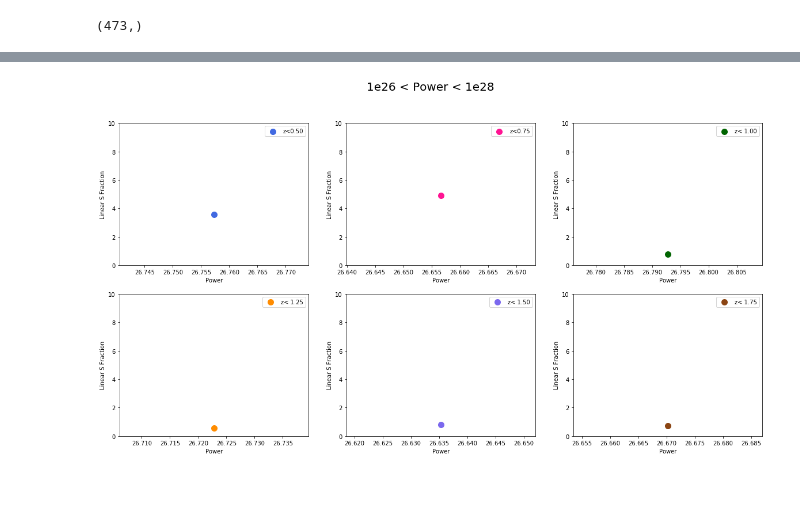
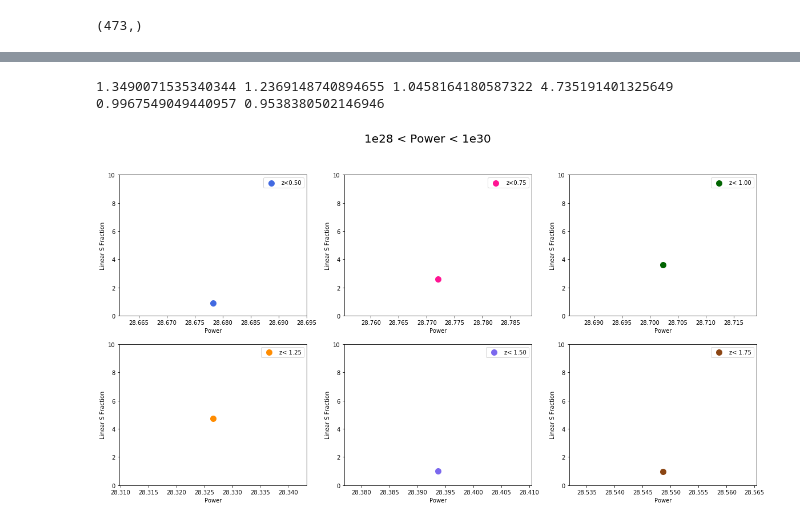
Before and after one commit to gfabj/Oxford-Research, a Jupyter notebook: Python/Linear_Size.ipynb, the cells around one changed output, grey strips where cells are left out. Drawn from its saved outputs; the diff is of its cells as text; code cells hidden in the pictures; blank space fills up the shorter version.

```diff
--- a/Python/Linear_Size.ipynb
+++ b/Python/Linear_Size.ipynb
@@ -547,3 +337,12 @@ plt.show()
+# %%
+print(Median(bin1_rg,Z_rg1,1.75,2.00)/Median(bin1_qso,Z_qso1,1.75,2.00),
+     Median(bin2_rg,Z_rg2,1.75,2.00)/Median(bin2_qso,Z_qso2,1.75,2.00),
+     Median(bin3_rg,Z_rg3,1.75,2.00)/Median(bin3_qso,Z_qso3,1.75,2.00),
+     Median(bin3_rg,Z_rg3,1.00,1.25)/Median(bin3_qso,Z_qso3,1.00,1.25),
+     Median(bin3_rg,Z_rg3,1.25,1.50)/Median(bin3_qso,Z_qso3,1.25,1.50),
+     Median(bin3_rg,Z_rg3,1.5,1.75)/Median(bin3_qso,Z_qso3,1.5,1.75))
+# %% [output]
+1.3490071535340344 1.2369148740894655 1.0458164180587322 4.735191401325649 0.9967549049440957 0.9538380502146946
 # %%
 f = plt.figure(figsize=(20,10))
 ax1 = f.add_subplot(231)
@@ -554,47 +353,47 @@ ax5 = f.add_subplot(235)
 ax6 =  f.add_subplot(236)
 
 
-ax1.scatter(np.log10(5.718712371704755e+26),3.554018352504609, c='royalblue',s = 100,label='z<0.50')
+ax1.scatter(np.log10(4.767527442434798e+28),0.9197090832972978, c='royalblue',s = 100,label='z<0.50')
 ax1.legend()
 ax1.set_xlabel('Power')
 ax1.set_ylabel('Linear S Fraction')
 ax1.set_ylim(0,10)
 
-ax2.scatter(np.log10(4.535335360840438e+26),4.923610180397334, c='deeppink',s = 100,label='z<0.75')
+ax2.scatter(np.log10(5.915639800428714e+28), 2.6144834046834444 , c='deeppink',s = 100,label='z<0.75')
 ax2.set_xlabel('Power')
 ax2.set_ylabel('Linear S Fraction')
 ax2.legend()
 ax2.set_ylim(0,10)
 
-ax3.scatter(np.log10(6.205111372992625e+26),0.7852137756961953, c='darkgreen',s = 100,label='z< 1.00')
+ax3.scatter(np.log10(5.039115193657703e+28),3.62012731512251, c='darkgreen',s = 100,label='z< 1.00')
 ax3.set_xlabel('Power')
 ax3.set_ylabel('Linear S Fraction')
 ax3.set_ylim(0,10)
 ax3.legend()
 
 
-ax4.scatter(np.log10(5.2822188536637755e+26),0.5682738225908143, c = 'darkorange',s = 100, label = 'z< 1.25')
+ax4.scatter(np.log10(2.121152919415858e+28),4.735191401325649, c = 'darkorange',s = 100, label = 'z< 1.25')
 ax4.set_ylim(0,10)
 ax4.set_xlabel('Power')
 ax4.set_ylabel('Linear S Fraction')
 ax4.legend(loc=1)
 
-ax5.scatter(np.log10(4.318410891144551e+26),0.8125293154453135, c='mediumslateblue',s = 100,label='z< 1.50')
+ax5.scatter(np.log10(2.475692507581263e+28),0.9967549049440957, c='mediumslateblue',s = 100,label='z< 1.50')
 ax5.set_xlabel('Power')
 ax5.set_ylabel('Linear S Fraction')
 ax5.set_ylim(0,10)
 ax5.legend(loc=1)
 
-ax6.scatter(np.log10(4.679258778291769e+26),0.7375297598469234, c='saddlebrown',s = 100,label='z< 1.75')
+ax6.scatter(np.log10(3.536845318848249e+28),0.9538380502146946, c='saddlebrown',s = 100,label='z< 1.75')
 ax6.set_xlabel('Power')
 ax6.set_ylabel('Linear S Fraction')
 ax6.set_ylim(0,10)
 ax6.legend()
 
-plt.suptitle('1e26 < Power < 1e28', fontsize=20)
+plt.suptitle('1e28 < Power < 1e30', fontsize=20)
 plt.show()
 # %% [output]
-[figure, old version]
+[figure, new version]
 # %%
 f = plt.figure(figsize=(20,10))
 ax1 = f.add_subplot(231)
```
Also changed, not shown: parts of 24 cells of this notebook.
